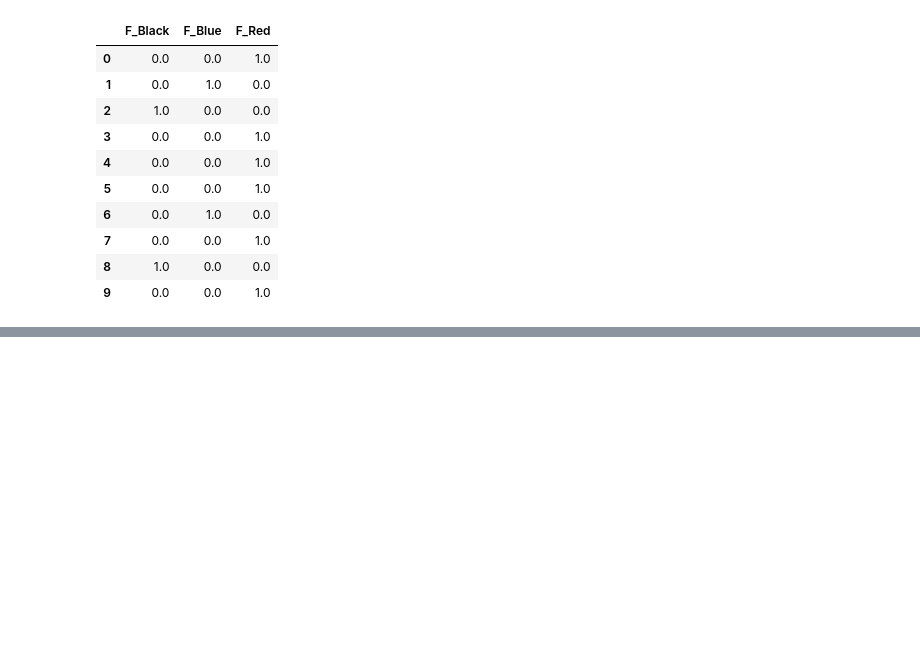
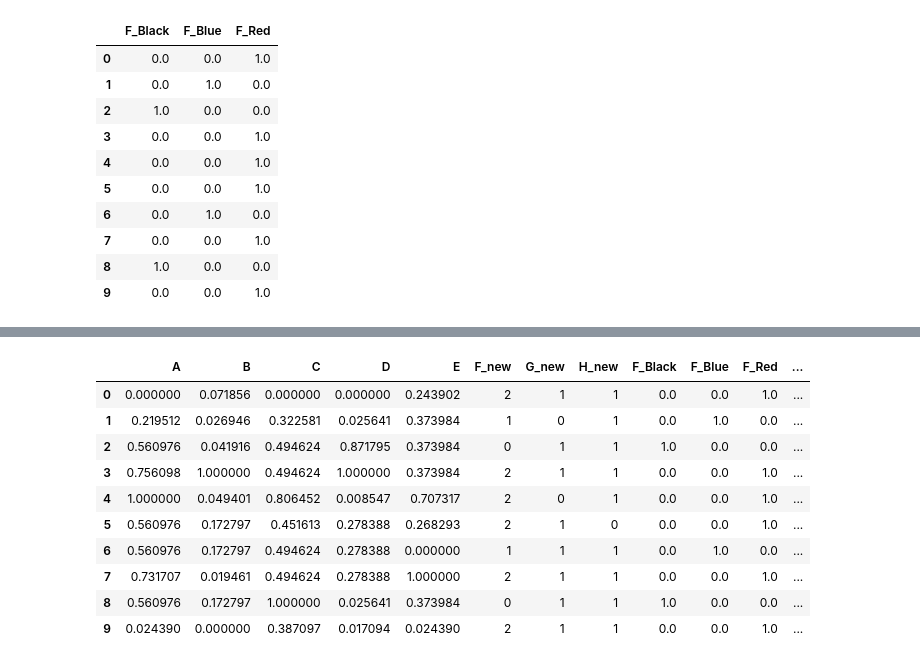
Before and after one commit to NaveenShetter1/Machine-Leaning-Notebooks, a Jupyter notebook: preprocessing.ipynb, the cells around one changed output, grey strips where cells are left out. Cells and saved outputs as stored; diff of their text form; code cells hidden in the pictures; blank space fills up the shorter version.

```diff
--- a/preprocessing.ipynb
+++ b/preprocessing.ipynb
@@ -923,0 +972,8 @@ encoded_df
+# %%
+One_enH=OneHotEncoder()
+
+One_H_array=One_enH.fit_transform(df[['H']]).toarray()
+
+One_H_df=pd.DataFrame(One_H_array, columns=One_enH.get_feature_names_out(['H']))
+
+One_H_df
@@ -923,0 +992,8 @@ encoded_df
+# %%
+One_enG=OneHotEncoder()
+
+One_G_array=One_enG.fit_transform(df[['G']]).toarray()
+
+One_G_df=pd.DataFrame(One_G_array, columns=One_enG.get_feature_names_out(['G']))
+
+One_G_df
@@ -923,0 +1035,4 @@ encoded_df
+# %%
+df.select_dtypes(include=['category','object'])
+
+new_df=df.drop(df.select_dtypes(include=['category','object']),axis=1)
@@ -923,0 +1053,16 @@ encoded_df
+# %%
+preprocessed_data=pd.concat([new_df,One_F_df,One_G_df,One_H_df],axis=1)
+# %%
+preprocessed_data.head(10)
+# %% [output]
+|  | A | B | C | D | E | F_new | G_new | H_new | F_Black | F_Blue | F_Red | ... |
+| 0 | 0.000000 | 0.071856 | 0.000000 | 0.000000 | 0.243902 | 2 | 1 | 1 | 0.0 | 0.0 | 1.0 | ... |
+| 1 | 0.219512 | 0.026946 | 0.322581 | 0.025641 | 0.373984 | 1 | 0 | 1 | 0.0 | 1.0 | 0.0 | ... |
+| 2 | 0.560976 | 0.041916 | 0.494624 | 0.871795 | 0.373984 | 0 | 1 | 1 | 1.0 | 0.0 | 0.0 | ... |
+| 3 | 0.756098 | 1.000000 | 0.494624 | 1.000000 | 0.373984 | 2 | 1 | 1 | 0.0 | 0.0 | 1.0 | ... |
+| 4 | 1.000000 | 0.049401 | 0.806452 | 0.008547 | 0.707317 | 2 | 0 | 1 | 0.0 | 0.0 | 1.0 | ... |
+| 5 | 0.560976 | 0.172797 | 0.451613 | 0.278388 | 0.268293 | 2 | 1 | 0 | 0.0 | 0.0 | 1.0 | ... |
+| 6 | 0.560976 | 0.172797 | 0.494624 | 0.278388 | 0.000000 | 1 | 1 | 1 | 0.0 | 1.0 | 0.0 | ... |
+| 7 | 0.731707 | 0.019461 | 0.494624 | 0.278388 | 1.000000 | 2 | 1 | 1 | 0.0 | 0.0 | 1.0 | ... |
+| 8 | 0.560976 | 0.172797 | 1.000000 | 0.025641 | 0.373984 | 0 | 1 | 1 | 1.0 | 0.0 | 0.0 | ... |
+| 9 | 0.024390 | 0.000000 | 0.387097 | 0.017094 | 0.024390 | 2 | 1 | 1 | 0.0 | 0.0 | 1.0 | ... |
```
Also changed, not shown: parts of 11 cells of this notebook.
